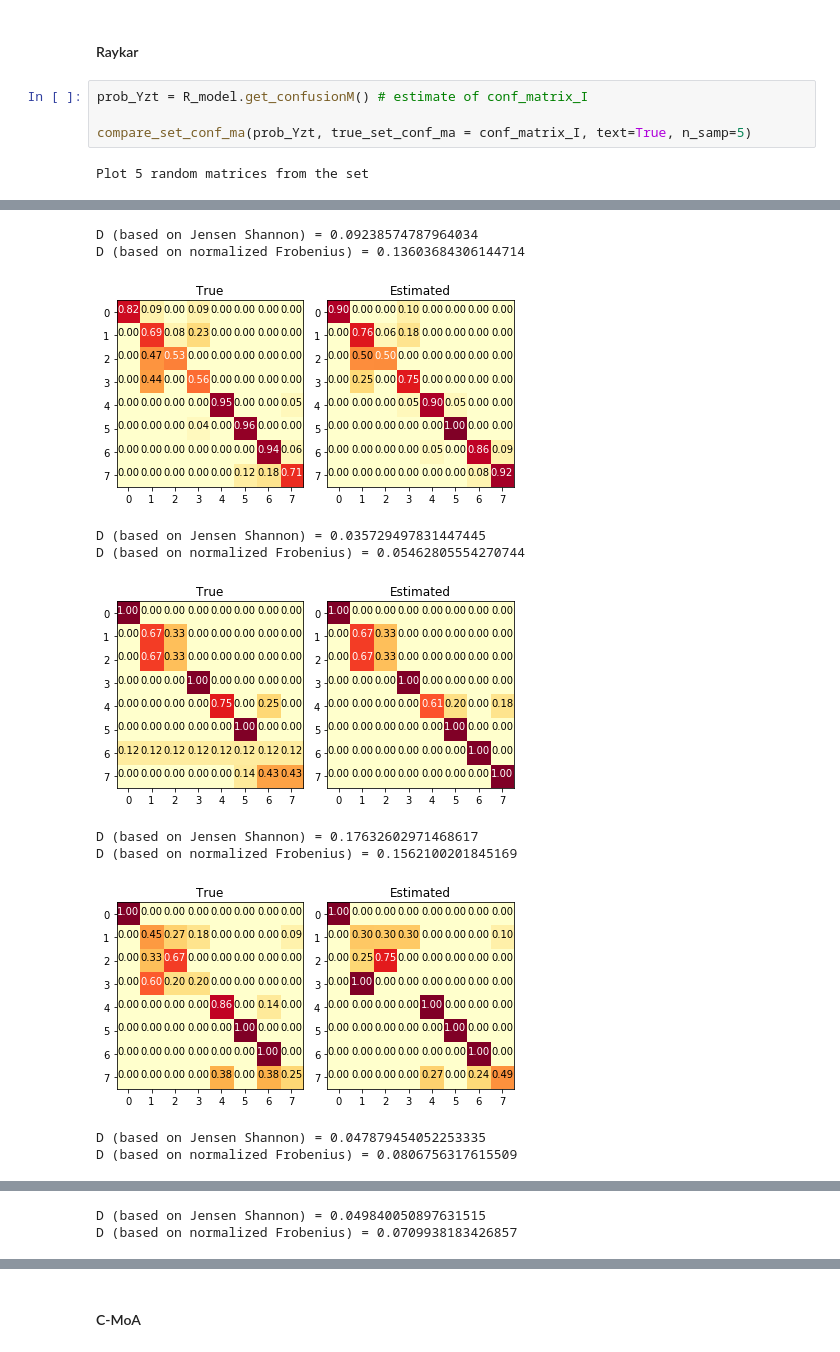
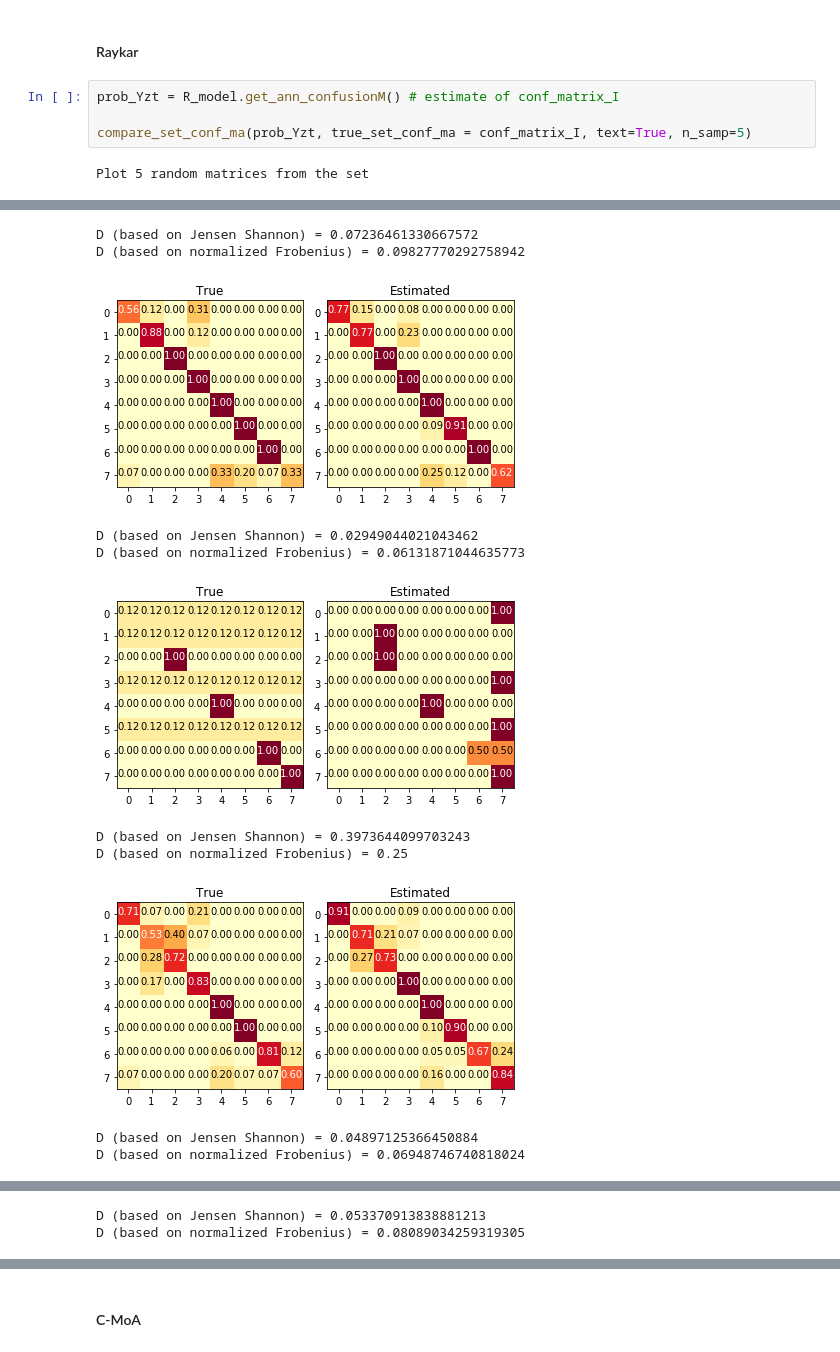
Before and after one commit to fmenat/PyLearningCrowds, a Jupyter notebook: Tutorial - LabelMe.ipynb, the cells around one changed output, grey strips where cells are left out. Cells and saved outputs as stored; diff of their text form.

```diff
--- a/Tutorial - LabelMe.ipynb
+++ b/Tutorial - LabelMe.ipynb
@@ -864,7 +963,7 @@ Individual D_NormF =  0.14954937672463514
 # %% [markdown]
 #### Raykar
 # %%
-prob_Yzt = R_model.get_confusionM() # estimate of conf_matrix_I
+prob_Yzt = R_model.get_ann_confusionM() # estimate of conf_matrix_I
 
 compare_set_conf_ma(prob_Yzt, true_set_conf_ma = conf_matrix_I, text=True, n_samp=5)
 # %% [output]
@@ -873,11 +972,11 @@ Plot 5 random matrices from the set
-D (based on Jensen Shannon) = 0.09238574787964034
-D (based on normalized Frobenius) = 0.13603684306144714
+D (based on Jensen Shannon) = 0.07236461330667572
+D (based on normalized Frobenius) = 0.09827770292758942
-[figure, old version]
+[figure, new version]
-D (based on Jensen Shannon) = 0.035729497831447445
-D (based on normalized Frobenius) = 0.05462805554270744
+D (based on Jensen Shannon) = 0.02949044021043462
+D (based on normalized Frobenius) = 0.06131871044635773
-[figure, old version]
+[figure, new version]
-D (based on Jensen Shannon) = 0.17632602971468617
-D (based on normalized Frobenius) = 0.1562100201845169
+D (based on Jensen Shannon) = 0.3973644099703243
+D (based on normalized Frobenius) = 0.25
-[figure, old version]
+[figure, new version]
-D (based on Jensen Shannon) = 0.047879454052253335
-D (based on normalized Frobenius) = 0.0806756317615509
+D (based on Jensen Shannon) = 0.04897125366450884
+D (based on normalized Frobenius) = 0.06948746740818024
@@ -885,5 +984,5 @@ D (based on normalized Frobenius) = 0.0806756317615509
-D (based on Jensen Shannon) = 0.049840050897631515
-D (based on normalized Frobenius) = 0.0709938183426857
+D (based on Jensen Shannon) = 0.053370913838881213
+D (based on normalized Frobenius) = 0.08089034259319305
 # %%
 print("Individual D_JS = ",Individual_D(conf_matrix_I, prob_Yzt, D=D_JS))
 print("Individual D_NormF = ",Individual_D(conf_matrix_I, prob_Yzt, D=D_NormF))
```
Also changed, not shown: parts of 27 cells of this notebook, 7 other files.
